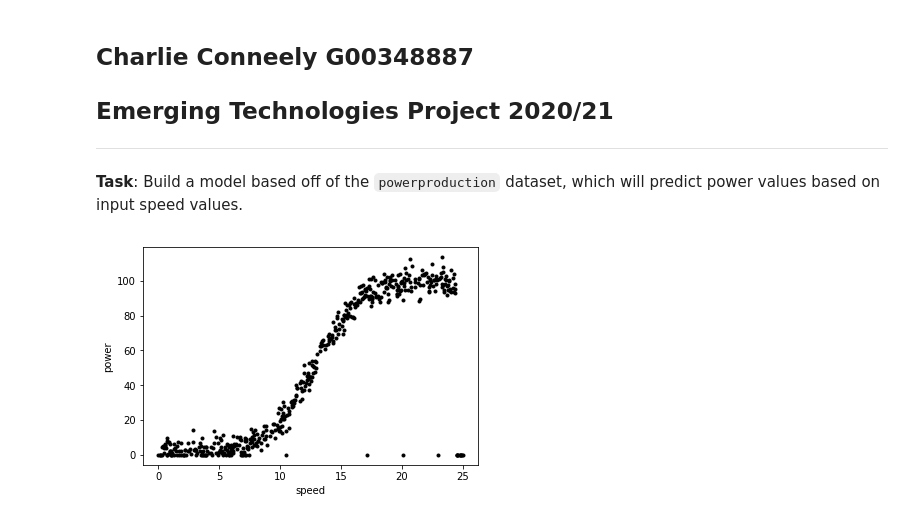
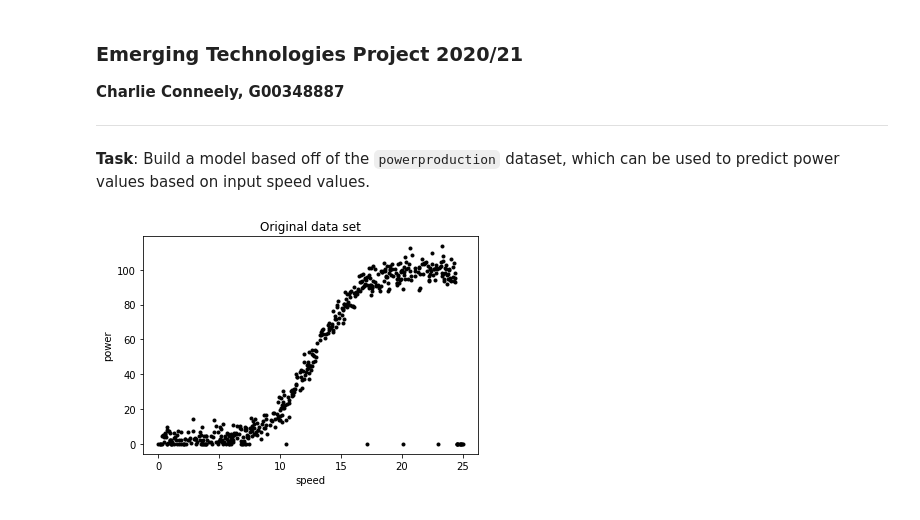
Before and after one commit to charlieconneely/emerging-tech-project, a Jupyter notebook: model.ipynb, the cells around one changed output. Saved outputs shown, nothing was run; the diff lists cells and outputs as text; code cells hidden in the pictures.

```diff
--- a/model.ipynb
+++ b/model.ipynb
@@ -1,20 +1,26 @@
 # %% [markdown]
-## Charlie Conneely G00348887
-## Emerging Technologies Project 2020/21
+### Emerging Technologies Project 2020/21
+**Charlie Conneely, G00348887**
 ***
-**Task**: Build a model based off of the `powerproduction` dataset, which will predict power values based on input speed values.
+**Task**: Build a model based off of the `powerproduction` dataset, which can be used to predict power values based on input speed values.
 # %%
+import numpy as np
+
 # Plotting
 import matplotlib.pyplot as plt
 
 # Parsing
 import pandas as pd
 
+# Linear regression
+import sklearn.linear_model as lm
+
 dataset = pd.read_csv("powerproduction.txt")
 
+plt.title('Original data set')
 plt.xlabel('speed')
 plt.ylabel('power')
 plt.plot(dataset.values[:,0], dataset.values[:,1], 'k.')
 plt.show()
 # %% [output]
-[figure, old version]
+[figure, new version]
```
Also changed, not shown: parts of 2 cells of this notebook.
